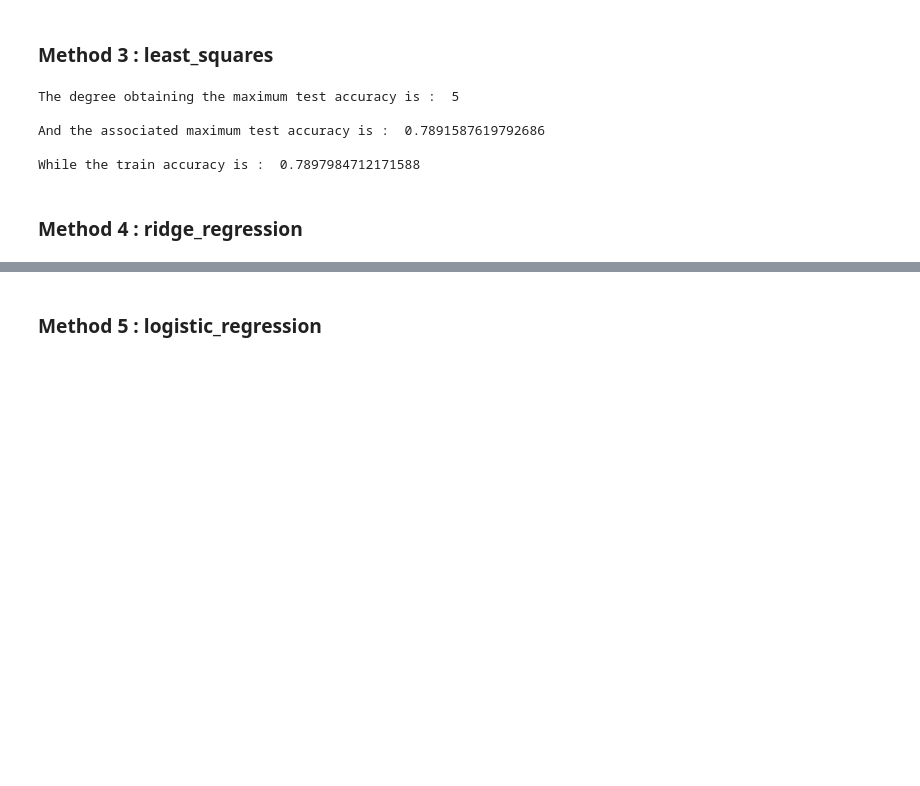
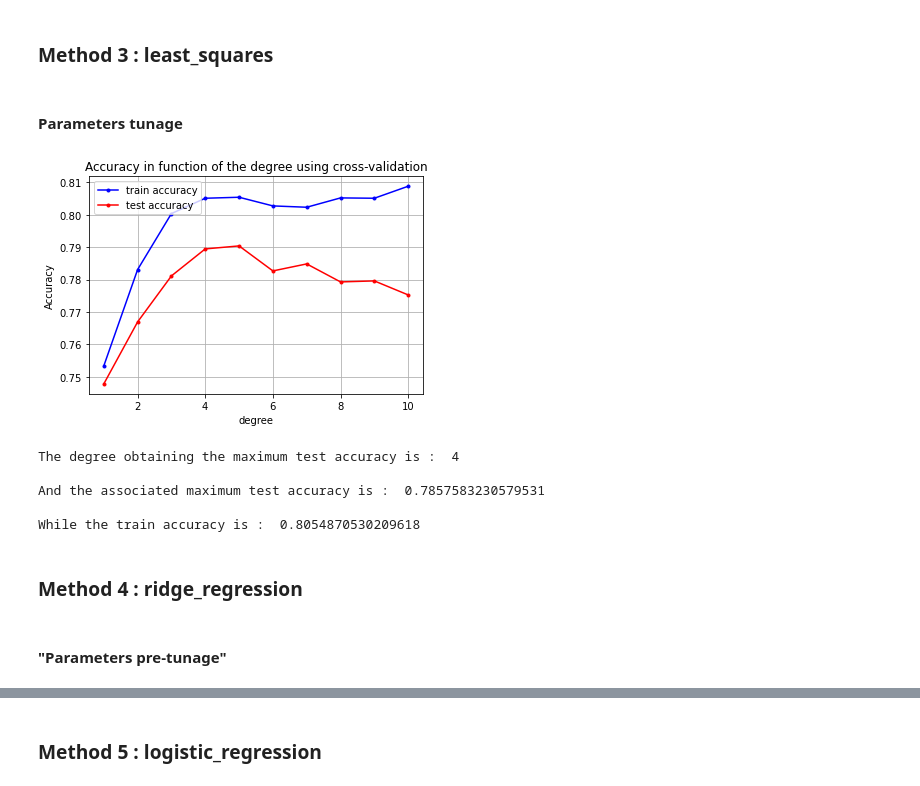
Before and after one commit to CS-433/ml-project-1-thevipers, a Jupyter notebook: main-Copy1.ipynb, the cells around one changed output, grey strips where cells are left out. Cells and saved outputs as stored; diff of their text form; code cells hidden in the pictures; blank space fills up the shorter version.

```diff
--- a/main-Copy1.ipynb
+++ b/main-Copy1.ipynb
@@ -235,22 +306,32 @@ While the train accuracy is :  0.5752921474672403
 # %% [markdown]
 ### Method 3 : least_squares
+# %% [markdown]
+#### Parameters tunage
 # %%
 # parameters
 degrees = 1+ np.arange(10)
 k_fold = 4
 
+#Plot
+best_degree, acc_te_deg, acc_tr_deg = tune_best_one(y_, tX_, k_fold, least_squares, seed=seed, params=degrees, name='degree')
+CV_param_plot(degrees, acc_tr_deg, acc_te_deg, name_param="degree")
+
 # cross validation
+
 deg_ls, acc_te_ls, acc_tr_ls = tune_best_deg(y_, tX_, k_fold, least_squares, degrees=degrees, seed=seed)
 print('The degree obtaining the maximum test accuracy is : ', deg_ls)
 print(' ')
 print('And the associated maximum test accuracy is : ', acc_te_ls)
 print(' ')
 print('While the train accuracy is : ', acc_tr_ls)
 # %% [output]
+[figure, added]
-The degree obtaining the maximum test accuracy is :  5
+The degree obtaining the maximum test accuracy is :  4
 
-And the associated maximum test accuracy is :  0.7891587619792686
+And the associated maximum test accuracy is :  0.7857583230579531
 
-While the train accuracy is :  0.7897984712171588
+While the train accuracy is :  0.8054870530209618
 # %% [markdown]
 ### Method 4 : ridge_regression
+# %% [markdown]
+#### "Parameters pre-tunage"
```
Also changed, not shown: parts of 37 cells of this notebook, 1 other file.
